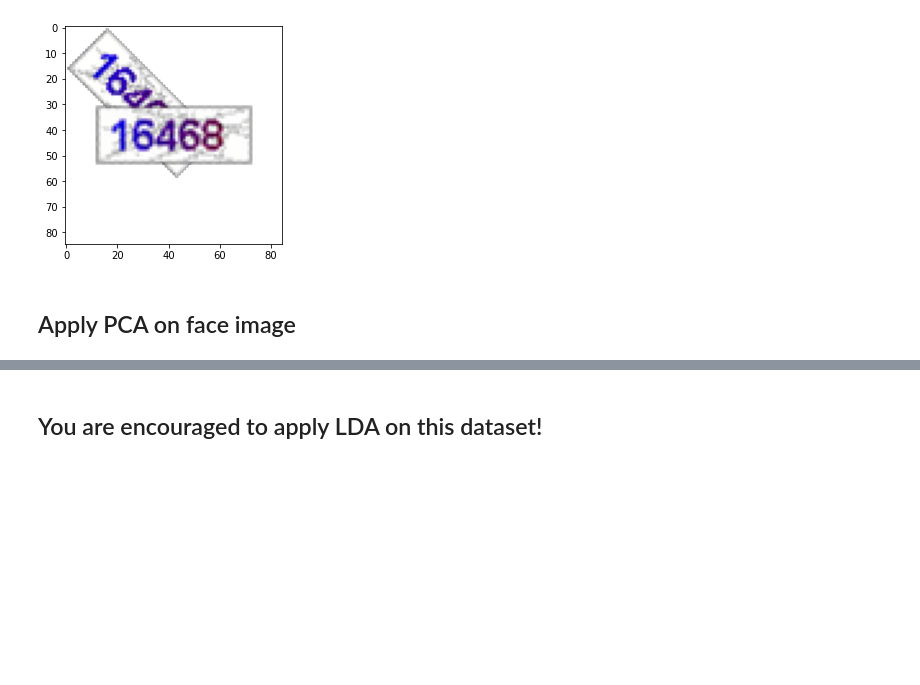
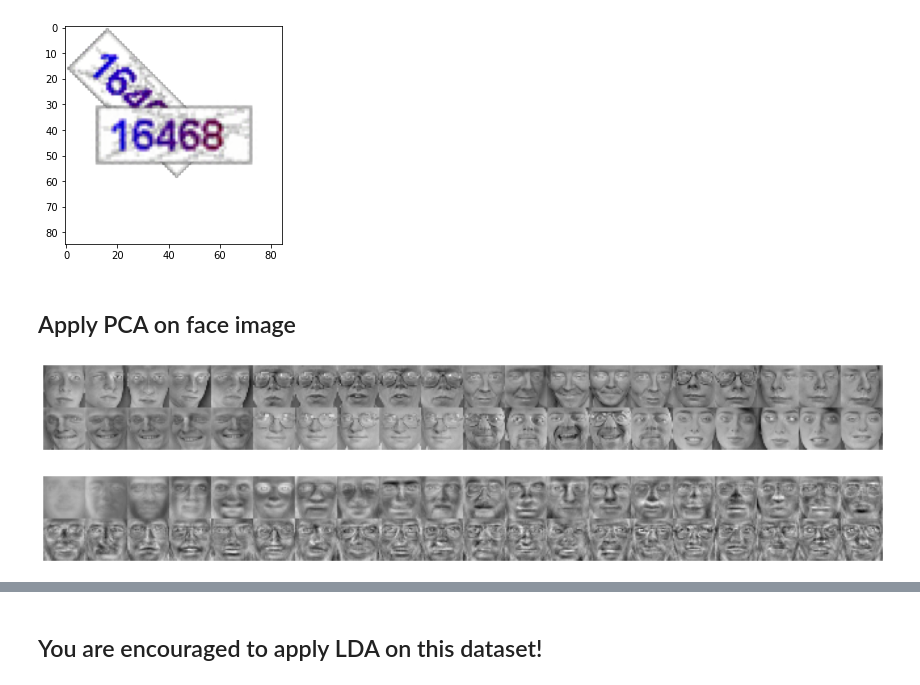
Before and after one commit to ForsakeLJK/ZJU_ML_2020_hw4, a Jupyter notebook: pca/pca_exp.ipynb, the cells around one changed output, grey strips where cells are left out. Drawn from its saved outputs; the diff is of its cells as text; code cells hidden in the pictures; blank space fills up the shorter version.

```diff
--- a/pca/pca_exp.ipynb
+++ b/pca/pca_exp.ipynb
@@ -43,23 +47,32 @@ Clipping input data to the valid range for imshow with RGB data ([0..1] for floa
 # %%
 # load data
 ORL_data = sio.loadmat('ORL_data.mat')
 fea_Train = ORL_data['fea_Train']
 gnd_Train = ORL_data['gnd_Train'].reshape(-1)
 fea_Test = ORL_data['fea_Test']
 gnd_Test = ORL_data['gnd_Test'].reshape(-1)
 # YOUR CODE HERE
 
 # 1. Feature preprocessing
 # begin answer
+fea_Train = stats.zscore(fea_Train)
+fea_Test = stats.zscore(fea_Test)
 # end answer
 from show_face import show_face
 show_face(fea_Train)
+# %% [output]
+[figure, added]
 # %%
 # 2. Run PCA
 # begin answer
+from pca import PCA
+_, eigvector = PCA(fea_Train)
 # end answer
 # 3. Visualize eigenface
 # begin answer
+show_face(eigvector.T)
 # end answer
+# %% [output]
+[figure, added]
 # %%
 # 4. Project data on to low dimensional space
```
Also changed, not shown: parts of 4 cells of this notebook, 3 other files.
